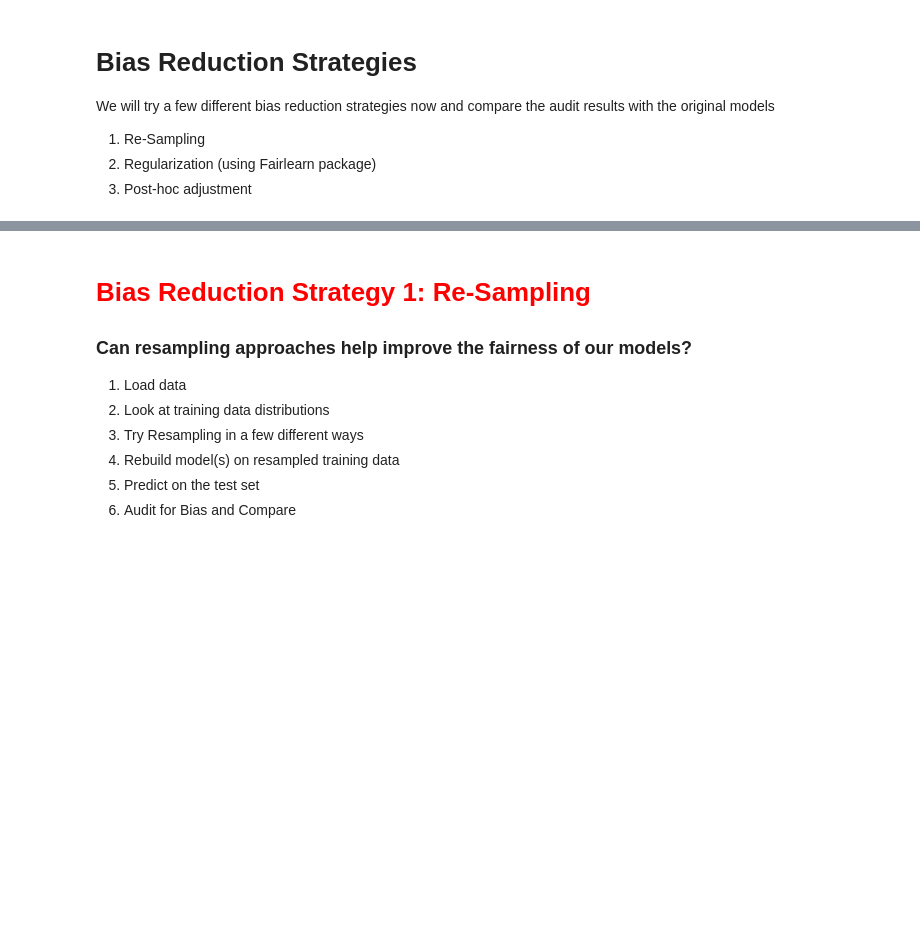
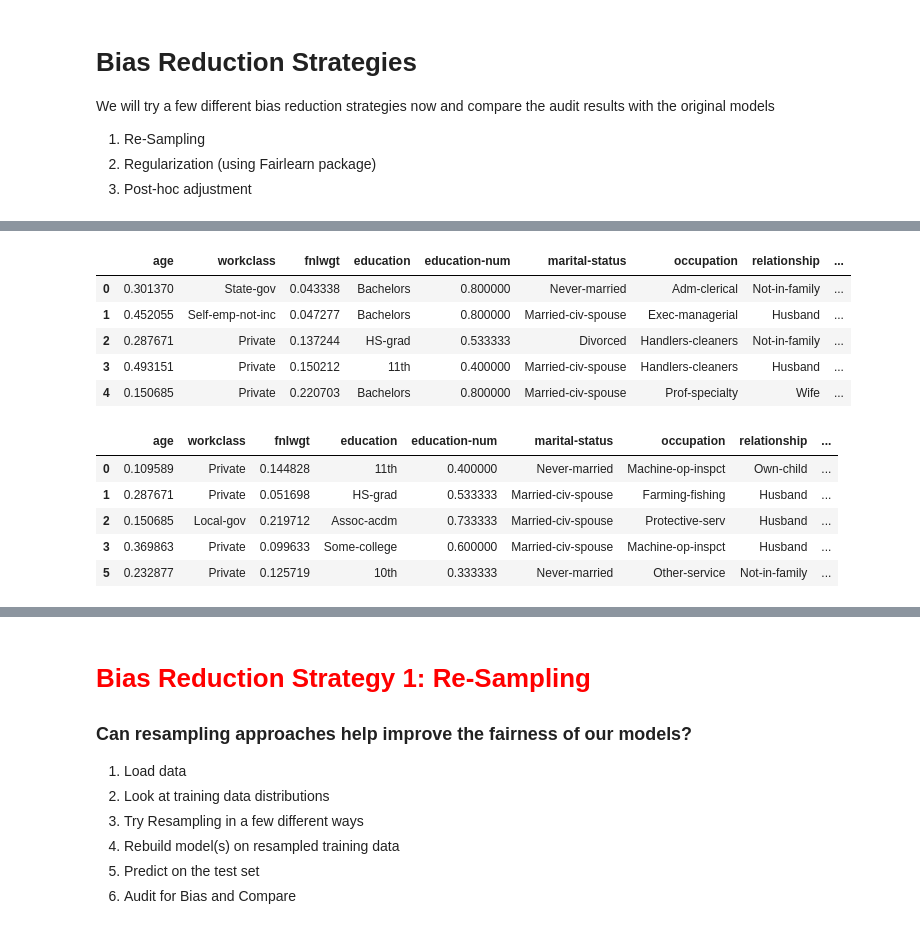
Before and after one commit to DuarteFaria/fairness_tutorial, a Jupyter notebook: notebooks/bias_reduction.ipynb, the cells around one changed output, grey strips where cells are left out. Saved outputs shown, nothing was run; the diff lists cells and outputs as text; code cells hidden in the pictures; blank space fills up the shorter version.

Commit message:
Adult dataset pre processing

```diff
--- a/notebooks/bias_reduction.ipynb
+++ b/notebooks/bias_reduction.ipynb
@@ -27,5 +27,5 @@ from sklearn.tree import DecisionTreeClassifier
 import fairlearn
 sns.set()
 DPI = 200
-DATAPATH = 'https://github.com/dssg/fairness_tutorial/raw/master/data/'
+DATAPATH = 'https://github.com/DuarteFaria/fairness_tutorial/raw/master/data/'
 # %% [output]
@@ -181,0 +193,12 @@ We will try a few different bias reduction strategies now and compare the audit
+# %%
+object_col = adult_train.select_dtypes(include=object).columns.tolist()
+
+for col in object_col:
+    adult_train.loc[adult_train[col]=='?', col] = np.nan
+    adult_test.loc[adult_test[col]=='?', col] = np.nan
+
+adult_train = adult_train.dropna(axis=0, how='any')
+adult_test = adult_test.dropna(axis=0, how='any')
+
+print(f'After removing missing data: {adult_train.shape}')
+print(f'After removing missing data: {adult_test.shape}')
@@ -181,0 +208,5 @@ We will try a few different bias reduction strategies now and compare the audit
+# %%
+num_col = adult_train.dtypes[adult_train.dtypes != 'object'].index
+skew_feats = adult_train[num_col].skew().sort_values(ascending=False)
+skewness = pd.DataFrame({'Skew': skew_feats})
+skewness
@@ -181,0 +221,39 @@ We will try a few different bias reduction strategies now and compare the audit
+# %%
+income_raw = adult_train['income']
+feature_raw = adult_train.drop('income', axis=1)
+
+income_raw_test = adult_test['income']
+feature_raw_test = adult_test.drop('income', axis=1)
+
+skewed = ['capital-gain', 'capital-loss']
+features_log_transformed = pd.DataFrame(data=feature_raw)
+features_log_transformed[skewed] = feature_raw[skewed].apply(lambda x: np.log(x + 1))
+
+features_log_transformed_test = pd.DataFrame(data=feature_raw_test)
+features_log_transformed_test[skewed] = feature_raw_test[skewed].apply(lambda x: np.log(x + 1))
+# %%
+from sklearn.preprocessing import MinMaxScaler
+
+scaler = MinMaxScaler()
+
+features_log_minmax_transform = pd.DataFrame(data = features_log_transformed)
+features_log_minmax_transform[num_col] = scaler.fit_transform(features_log_transformed[num_col])
+
+features_log_minmax_transform_test = pd.DataFrame(data = features_log_transformed_test)
+features_log_minmax_transform_test[num_col] = scaler.transform(features_log_transformed_test[num_col])
+
+display(features_log_minmax_transform.head())
+display(features_log_minmax_transform_test.head())
+# %% [output]
+|  | age | workclass | fnlwgt | education | education-num | marital-status | occupation | relationship | ... |
+| 0 | 0.301370 | State-gov | 0.043338 | Bachelors | 0.800000 | Never-married | Adm-clerical | Not-in-family | ... |
+| 1 | 0.452055 | Self-emp-not-inc | 0.047277 | Bachelors | 0.800000 | Married-civ-spouse | Exec-managerial | Husband | ... |
+| 2 | 0.287671 | Private | 0.137244 | HS-grad | 0.533333 | Divorced | Handlers-cleaners | Not-in-family | ... |
+| 3 | 0.493151 | Private | 0.150212 | 11th | 0.400000 | Married-civ-spouse | Handlers-cleaners | Husband | ... |
+| 4 | 0.150685 | Private | 0.220703 | Bachelors | 0.800000 | Married-civ-spouse | Prof-specialty | Wife | ... |
+|  | age | workclass | fnlwgt | education | education-num | marital-status | occupation | relationship | ... |
+| 0 | 0.109589 | Private | 0.144828 | 11th | 0.400000 | Never-married | Machine-op-inspct | Own-child | ... |
+| 1 | 0.287671 | Private | 0.051698 | HS-grad | 0.533333 | Married-civ-spouse | Farming-fishing | Husband | ... |
+| 2 | 0.150685 | Local-gov | 0.219712 | Assoc-acdm | 0.733333 | Married-civ-spouse | Protective-serv | Husband | ... |
+| 3 | 0.369863 | Private | 0.099633 | Some-college | 0.600000 | Married-civ-spouse | Machine-op-inspct | Husband | ... |
+| 5 | 0.232877 | Private | 0.125719 | 10th | 0.333333 | Never-married | Other-service | Not-in-family | ... |
```
Also changed, not shown: parts of 9 cells of this notebook.
